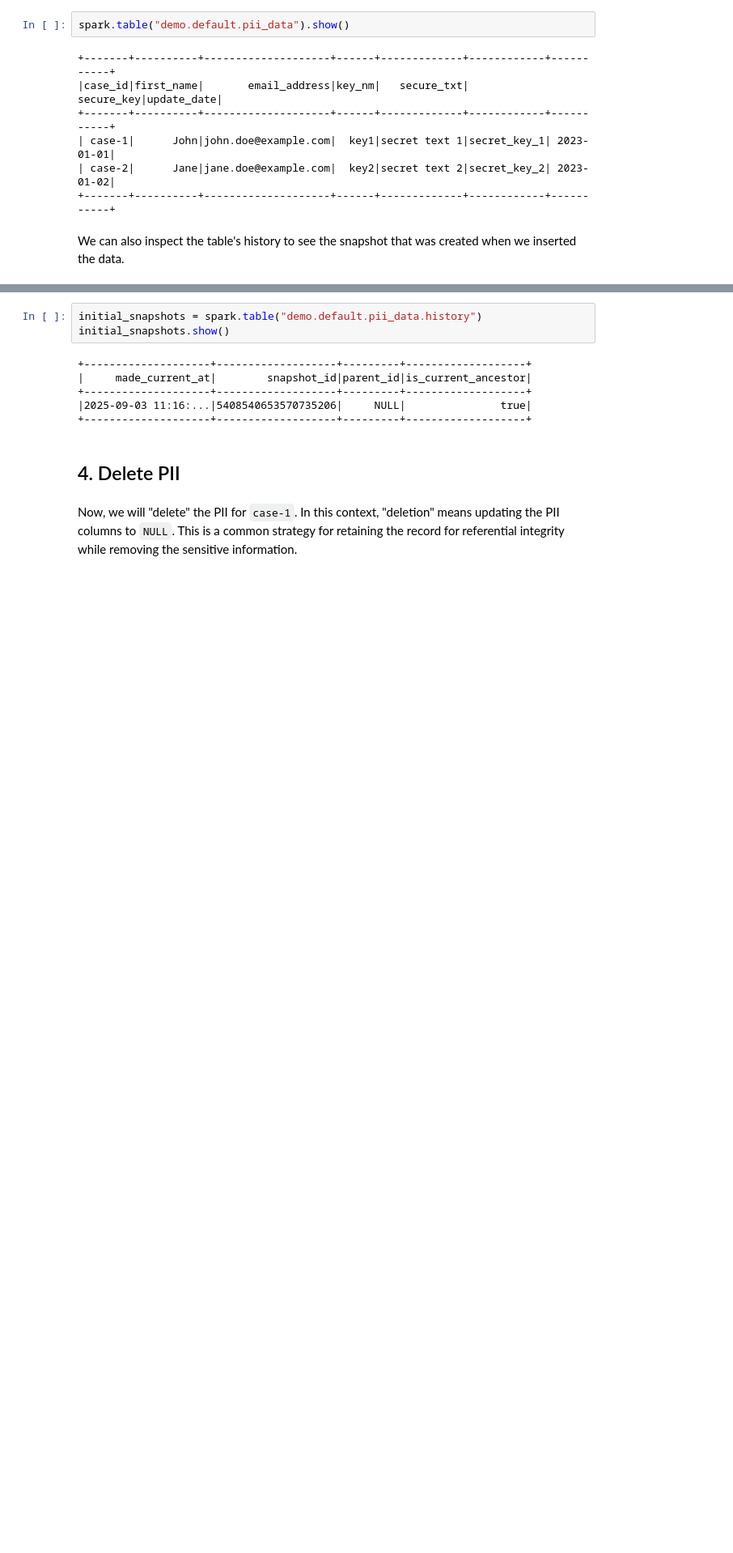
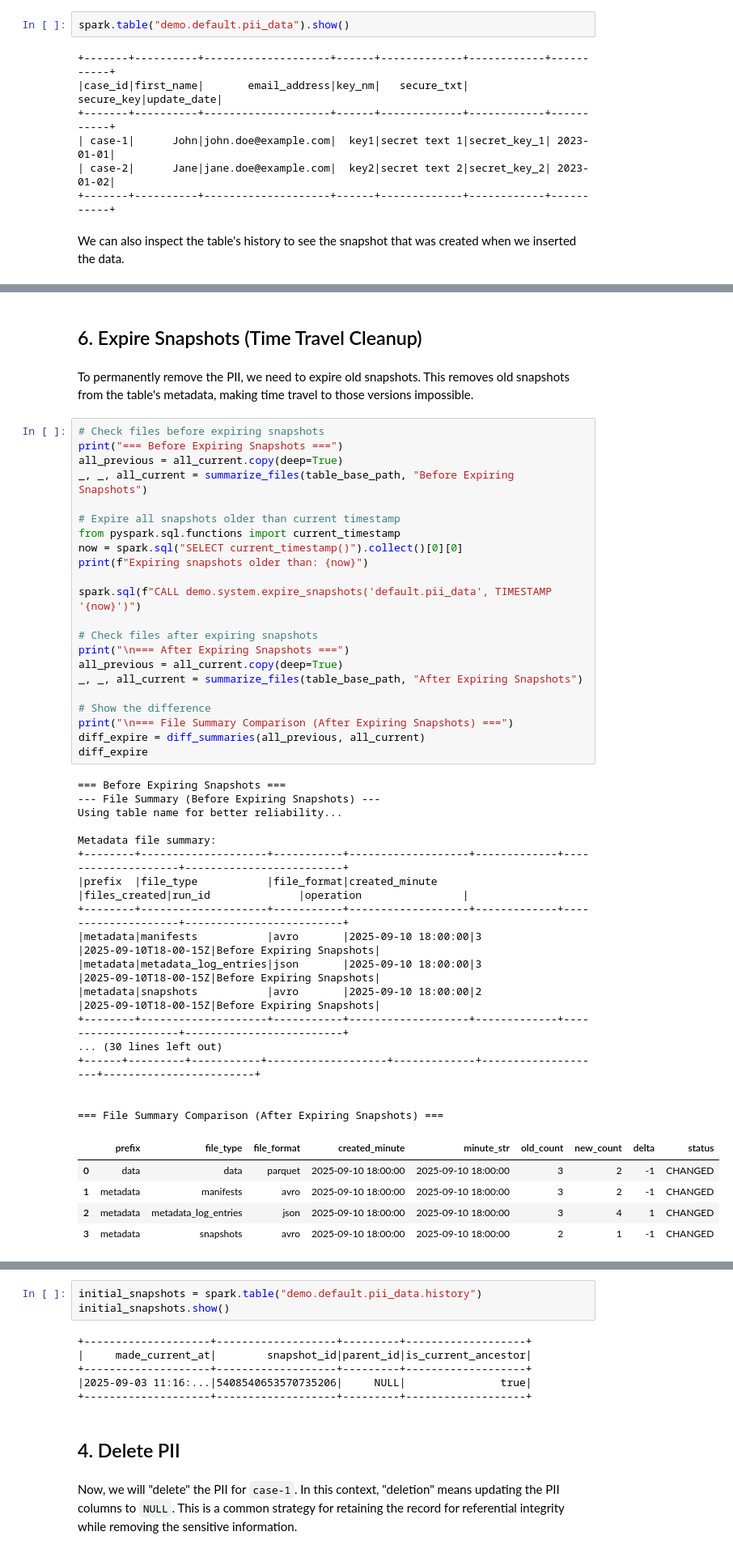
Before and after one commit to datagero/demo-iceberg-permanent-delete, a Jupyter notebook: notebooks/iceberg_pii_deletion_demo.ipynb, the cells around one changed output, grey strips where cells are left out. Shown at 81% size. Drawn from its saved outputs; the diff is of its cells as text; blank space fills up the shorter version.

```diff
--- a/notebooks/iceberg_pii_deletion_demo.ipynb
+++ b/notebooks/iceberg_pii_deletion_demo.ipynb
@@ -387,0 +579,49 @@ We can also inspect the table's history to see the snapshot that was created whe
+# %% [markdown]
+## 6. Expire Snapshots (Time Travel Cleanup)
+# %% [markdown]
+To permanently remove the PII, we need to expire old snapshots. This removes old snapshots from the table's metadata, making time travel to those versions impossible.
+# %%
+# Check files before expiring snapshots
+print("=== Before Expiring Snapshots ===")
+all_previous = all_current.copy(deep=True)
+_, _, all_current = summarize_files(table_base_path, "Before Expiring Snapshots")
+
+# Expire all snapshots older than current timestamp
+from pyspark.sql.functions import current_timestamp
+now = spark.sql("SELECT current_timestamp()").collect()[0][0]
+print(f"Expiring snapshots older than: {now}")
+
+spark.sql(f"CALL demo.system.expire_snapshots('default.pii_data', TIMESTAMP '{now}')")
+
+# Check files after expiring snapshots
+print("\n=== After Expiring Snapshots ===")
+all_previous = all_current.copy(deep=True)
+_, _, all_current = summarize_files(table_base_path, "After Expiring Snapshots")
+
+# Show the difference
+print("\n=== File Summary Comparison (After Expiring Snapshots) ===")
+diff_expire = diff_summaries(all_previous, all_current)
+diff_expire
+# %% [output]
+=== Before Expiring Snapshots ===
+--- File Summary (Before Expiring Snapshots) ---
+Using table name for better reliability...
+
+Metadata file summary:
++--------+--------------------+-----------+-------------------+-------------+--------------------+-------------------------+
+|prefix  |file_type           |file_format|created_minute     |files_created|run_id              |operation                |
++--------+--------------------+-----------+-------------------+-------------+--------------------+-------------------------+
+|metadata|manifests           |avro       |2025-09-10 18:00:00|3            |2025-09-10T18-00-15Z|Before Expiring Snapshots|
+|metadata|metadata_log_entries|json       |2025-09-10 18:00:00|3            |2025-09-10T18-00-15Z|Before Expiring Snapshots|
+|metadata|snapshots           |avro       |2025-09-10 18:00:00|2            |2025-09-10T18-00-15Z|Before Expiring Snapshots|
++--------+--------------------+-----------+-------------------+-------------+--------------------+-------------------------+
+... (30 lines left out)
++------+---------+-----------+-------------------+-------------+--------------------+------------------------+
+
+
+=== File Summary Comparison (After Expiring Snapshots) ===
+|  | prefix | file_type | file_format | created_minute | minute_str | old_count | new_count | delta | status |
+| 0 | data | data | parquet | 2025-09-10 18:00:00 | 2025-09-10 18:00:00 | 3 | 2 | -1 | CHANGED |
+| 1 | metadata | manifests | avro | 2025-09-10 18:00:00 | 2025-09-10 18:00:00 | 3 | 2 | -1 | CHANGED |
+| 2 | metadata | metadata_log_entries | json | 2025-09-10 18:00:00 | 2025-09-10 18:00:00 | 3 | 4 | 1 | CHANGED |
+| 3 | metadata | snapshots | avro | 2025-09-10 18:00:00 | 2025-09-10 18:00:00 | 2 | 1 | -1 | CHANGED |
```
Also changed, not shown: parts of 55 cells of this notebook, 4 other files.
